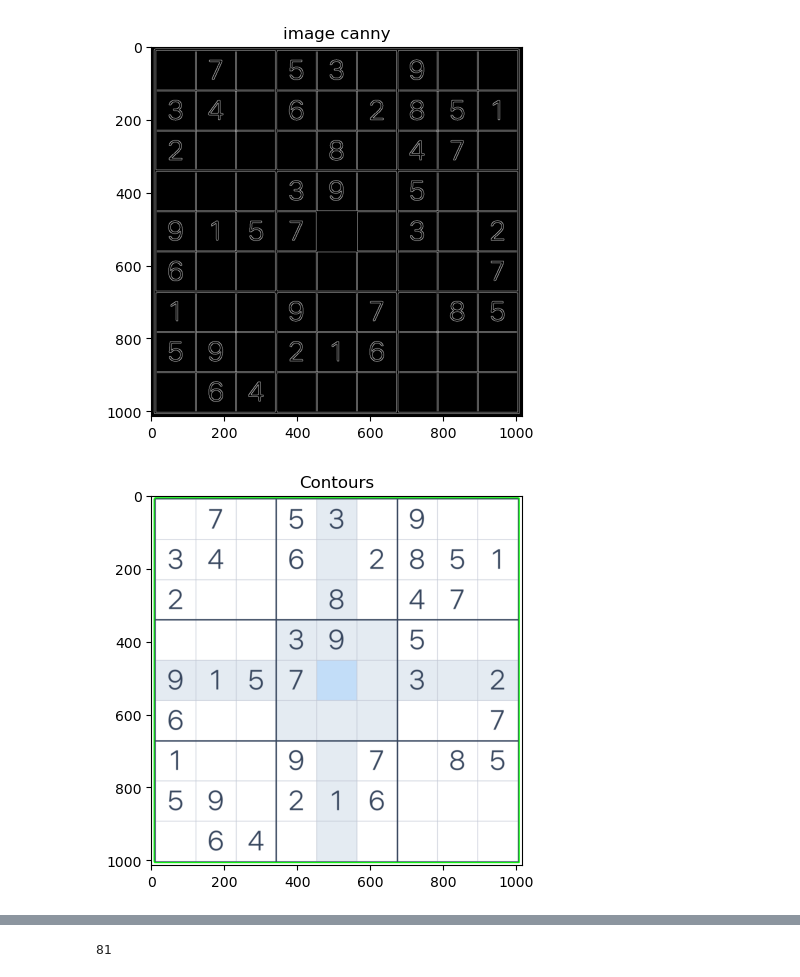
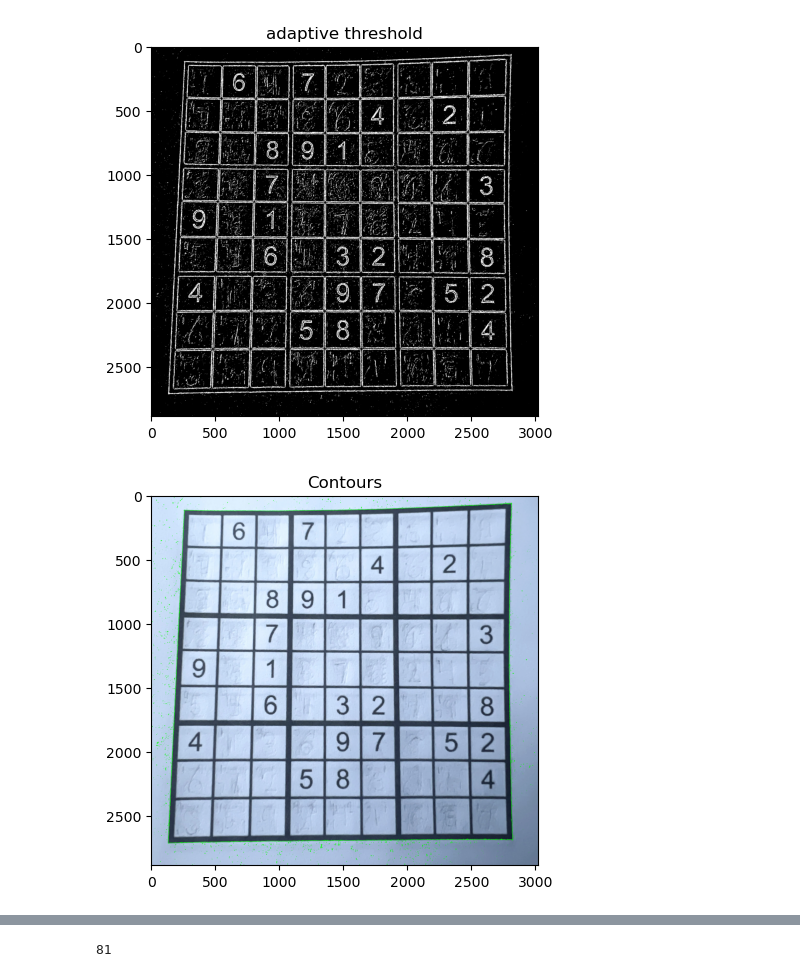
Before and after one commit to ypavanr/sudoku-image-solver, a Jupyter notebook: main.ipynb, the cells around one changed output, grey strips where cells are left out. Cells and saved outputs as stored; diff of their text form; code cells hidden in the pictures.

```diff
--- a/main.ipynb
+++ b/main.ipynb
@@ -3,7 +3,7 @@ import cv2
 import numpy as np
 import matplotlib.pyplot as plt
 
-img = cv2.imread('sudokuTest.png', cv2.IMREAD_COLOR)
+img = cv2.imread('sudokuTest2.png', cv2.IMREAD_COLOR)
 plt.title('Original')
 plt.imshow(cv2.cvtColor(img, cv2.COLOR_BGR2RGB))
 plt.show()
@@ -20,13 +20,13 @@ plt.show()
 # %%
-imgCanny=cv2.Canny(blurred,50,50)
-plt.title('image canny')
-plt.imshow(imgCanny, cmap='gray')
+imgThreshold = cv2.adaptiveThreshold(blurred, 255, 1, 1, 11, 2)
+plt.title('adaptive threshold')
+plt.imshow(imgThreshold, cmap='gray')
 plt.show()
 # %% [output]
-[figure, old version]
+[figure, new version]
 # %%
 contours, hierarchy = cv2.findContours(
-    imgCanny, cv2.RETR_EXTERNAL, cv2.CHAIN_APPROX_SIMPLE
+    imgThreshold, cv2.RETR_EXTERNAL, cv2.CHAIN_APPROX_SIMPLE
 )
 
 contour_img = img.copy()
@@ -35,7 +35,7 @@ plt.title('Contours')
 plt.imshow(cv2.cvtColor(contour_img, cv2.COLOR_BGR2RGB))
 plt.show()
 # %% [output]
-[figure, old version]
+[figure, new version]
 # %%
 heightImg = 450
 widthImg = 450
```
Also changed, not shown: parts of 7 cells of this notebook, 5 other files.
